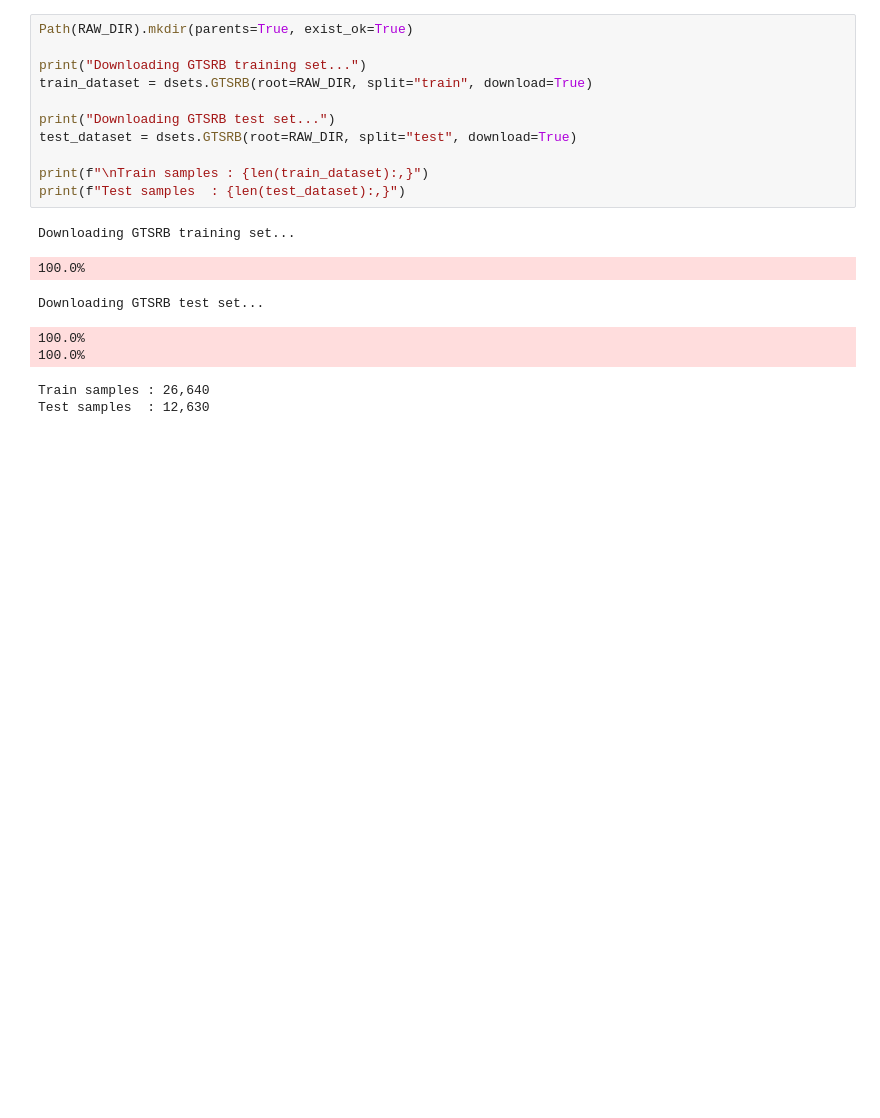
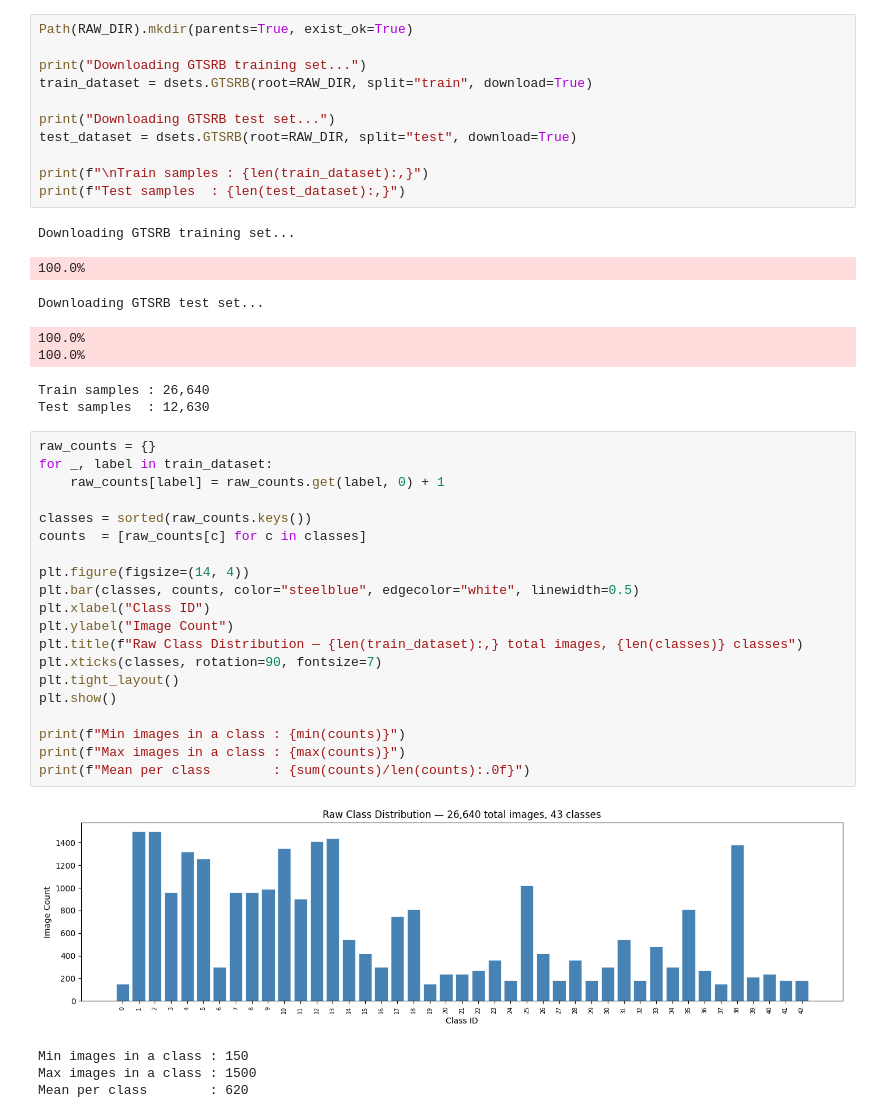
Before and after one commit to katie34634/road-sign-generation, a Jupyter notebook: main.ipynb, the cells around one changed output. Cells and saved outputs as stored; diff of their text form; blank space fills up the shorter version.

Commit message:
image preprocessing

```diff
--- a/main.ipynb
+++ b/main.ipynb
@@ -52,3 +52,28 @@ Downloading GTSRB test set...
 100.0%
 Train samples : 26,640
 Test samples  : 12,630
+# %%
+raw_counts = {}
+for _, label in train_dataset:
+    raw_counts[label] = raw_counts.get(label, 0) + 1
+
+classes = sorted(raw_counts.keys())
+counts  = [raw_counts[c] for c in classes]
+
+plt.figure(figsize=(14, 4))
+plt.bar(classes, counts, color="steelblue", edgecolor="white", linewidth=0.5)
+plt.xlabel("Class ID")
+plt.ylabel("Image Count")
+plt.title(f"Raw Class Distribution — {len(train_dataset):,} total images, {len(classes)} classes")
+plt.xticks(classes, rotation=90, fontsize=7)
+plt.tight_layout()
+plt.show()
+
+print(f"Min images in a class : {min(counts)}")
+print(f"Max images in a class : {max(counts)}")
+print(f"Mean per class        : {sum(counts)/len(counts):.0f}")
+# %% [output]
+[figure, added]
+Min images in a class : 150
+Max images in a class : 1500
+Mean per class        : 620
```
Also changed, not shown: parts of 4 cells of this notebook.
